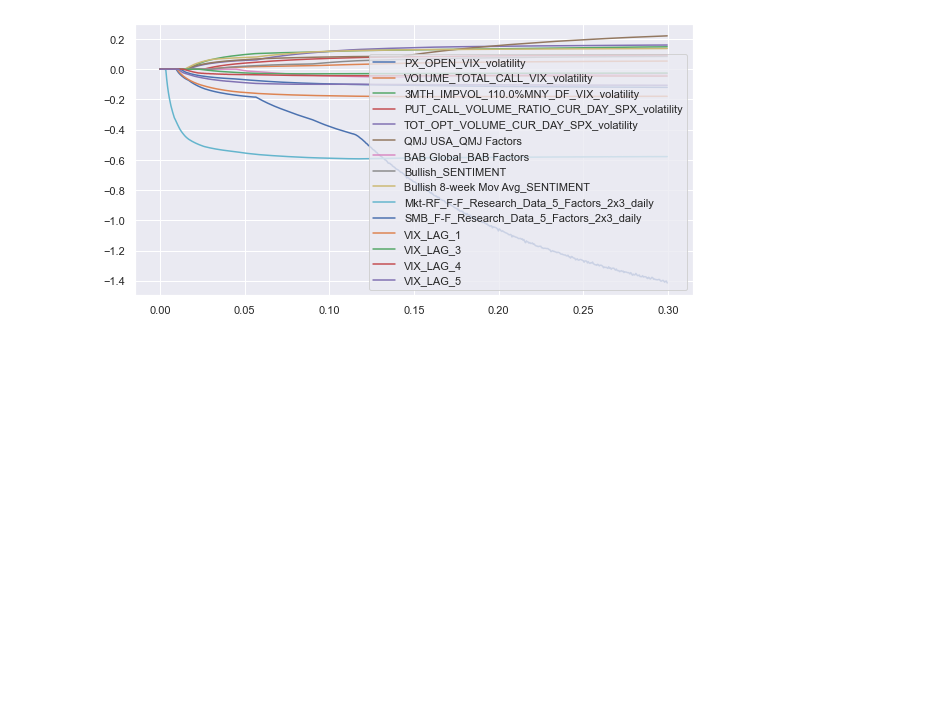
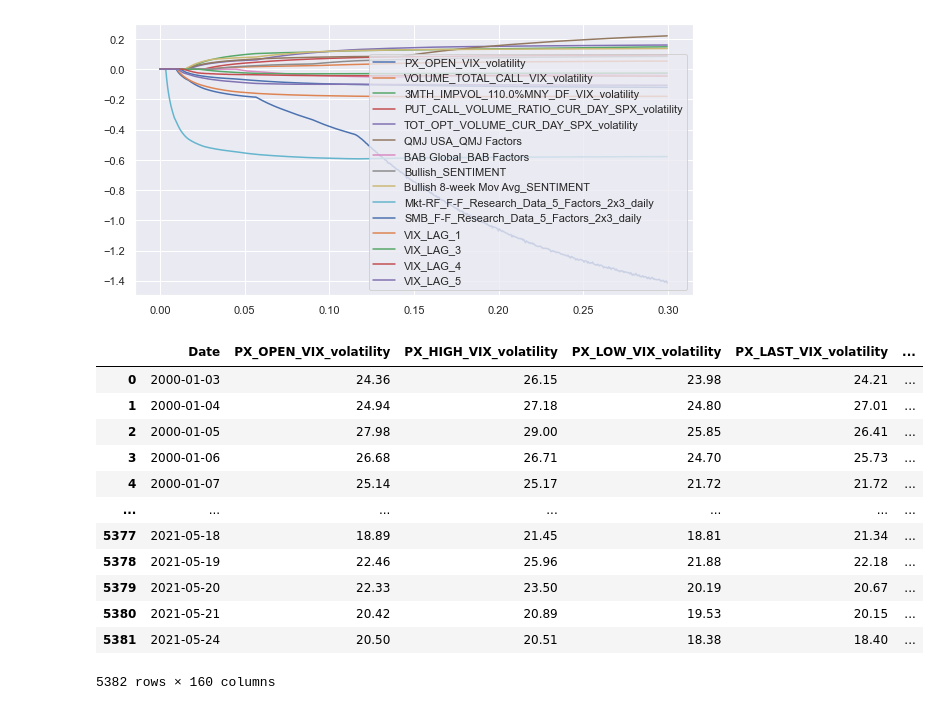
Before and after one commit to g0bel1n/VIX_predictions, a Jupyter notebook: analysis/lasso_feature_selection_graphics_modif_thomas.ipynb, the cells around one changed output. Drawn from its saved outputs; the diff is of its cells as text; code cells hidden in the pictures; blank space fills up the shorter version.

```diff
--- a/analysis/lasso_feature_selection_graphics_modif_thomas.ipynb
+++ b/analysis/lasso_feature_selection_graphics_modif_thomas.ipynb
@@ -133,3 +100,20 @@ import plotly.express as px
 fig = px.line(plot, x=plot.index, y=plot.columns)
 with open("analysis/lasso_selection_graph.html", "w") as f:
     f.write(fig.to_html())
+# %%
+df = pd.read_csv('database.csv')
+df
+# %% [output]
+|  | Date | PX_OPEN_VIX_volatility | PX_HIGH_VIX_volatility | PX_LOW_VIX_volatility | PX_LAST_VIX_volatility | ... |
+| 0 | 2000-01-03 | 24.36 | 26.15 | 23.98 | 24.21 | ... |
+| 1 | 2000-01-04 | 24.94 | 27.18 | 24.80 | 27.01 | ... |
+| 2 | 2000-01-05 | 27.98 | 29.00 | 25.85 | 26.41 | ... |
+| 3 | 2000-01-06 | 26.68 | 26.71 | 24.70 | 25.73 | ... |
+| 4 | 2000-01-07 | 25.14 | 25.17 | 21.72 | 21.72 | ... |
+| ... | ... | ... | ... | ... | ... | ... |
+| 5377 | 2021-05-18 | 18.89 | 21.45 | 18.81 | 21.34 | ... |
+| 5378 | 2021-05-19 | 22.46 | 25.96 | 21.88 | 22.18 | ... |
+| 5379 | 2021-05-20 | 22.33 | 23.50 | 20.19 | 20.67 | ... |
+| 5380 | 2021-05-21 | 20.42 | 20.89 | 19.53 | 20.15 | ... |
+| 5381 | 2021-05-24 | 20.50 | 20.51 | 18.38 | 18.40 | ... |
+5382 rows × 160 columns
```
Also changed, not shown: parts of 3 cells of this notebook, 3 other files.
